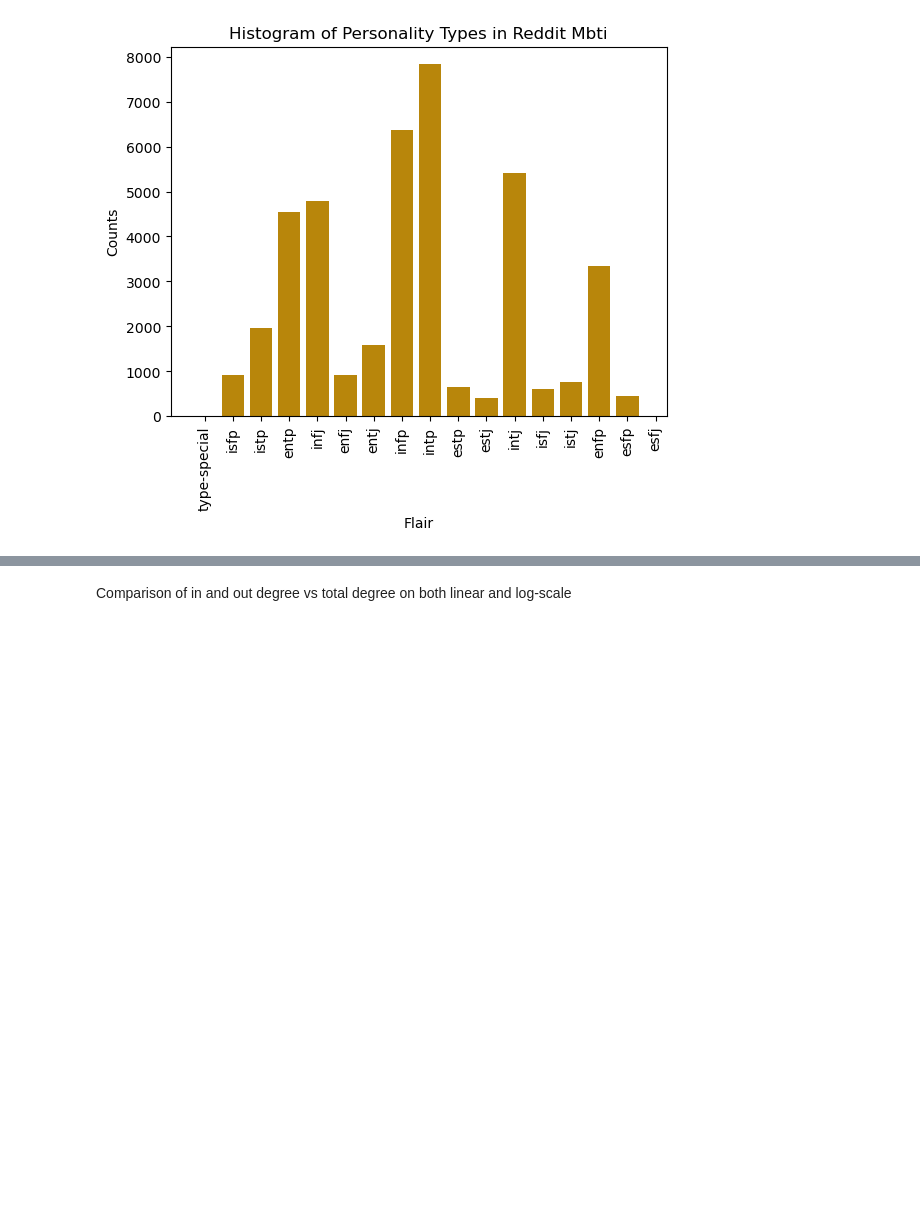
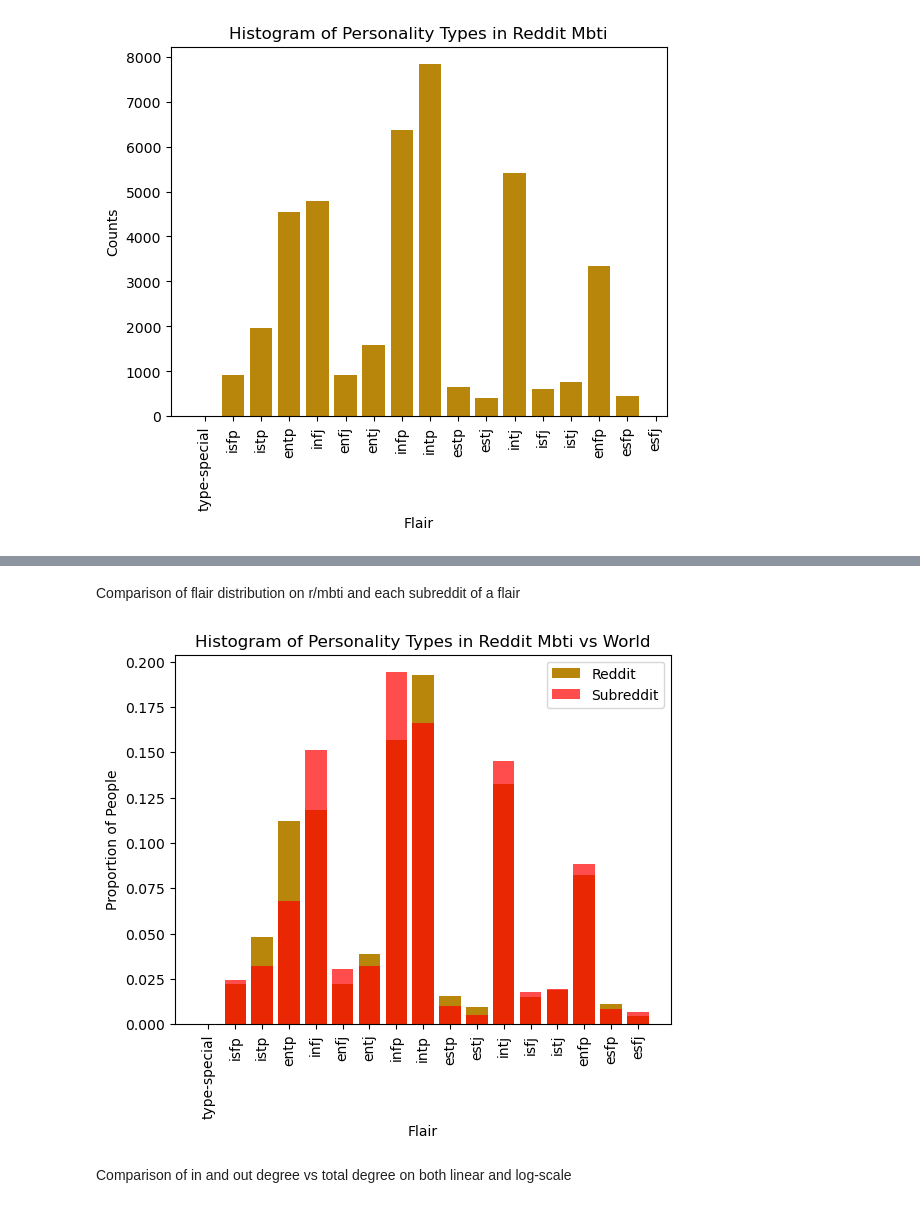
Before and after one commit to luchsonice/MBTI, a Jupyter notebook: 3_Stats.ipynb, the cells around one changed output, grey strips where cells are left out. Drawn from its saved outputs; the diff is of its cells as text; code cells hidden in the pictures; blank space fills up the shorter version.

```diff
--- a/3_Stats.ipynb
+++ b/3_Stats.ipynb
@@ -172,3 +196,22 @@ plt.show()
+# %% [markdown]
+Comparison of flair distribution on r/mbti and each subreddit of a flair
+# %%
+subreddit_flairs = [0,27,36,76,169,34,36,217,186,11,5.7,162,20,22,99,9.4,7.8]
+subreddit_flairs /= np.sum(subreddit_flairs)
+
+# Plot
+plt.figure()
+plt.bar(np.arange(17)-0.4,flairs,color='darkgoldenrod',width=0.8,label='Reddit')
+plt.bar(np.arange(17)-0.4,subreddit_flairs,color='red',width=0.8,alpha=0.7,label='Subreddit')
+plt.title('Histogram of Personality Types in Reddit Mbti vs World')
+plt.xticks(np.arange(17)-0.4,flairs_counter.keys(),rotation=90)
+plt.xlabel('Flair')
+plt.ylabel('Proportion of People')
+plt.xticks(rotation=90)
+plt.legend()
+plt.show()
+# %% [output]
+[figure, added]
 # %% [markdown]
 Comparison of in and out degree vs total degree on both linear and log-scale
 # %%
```
Also changed, not shown: parts of 2 cells of this notebook.
